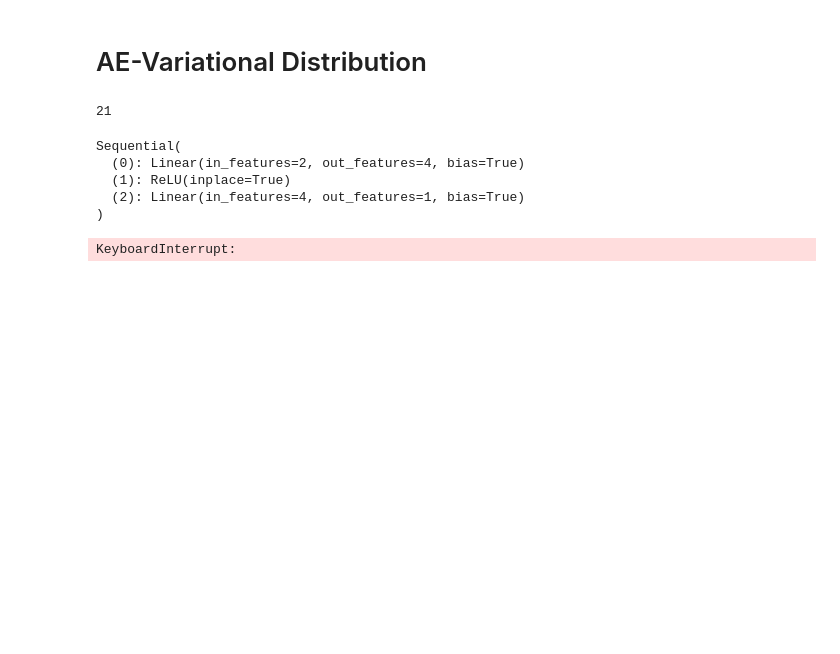
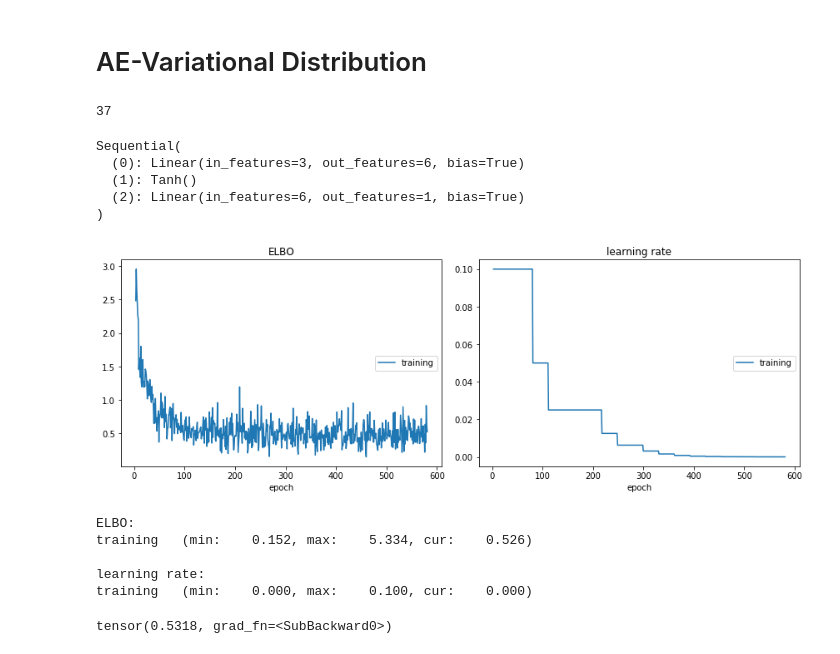
Before and after one commit to cortax/BayesianNN, a Jupyter notebook: example_VAE.ipynb, the cells around one changed output. Cells and saved outputs as stored; diff of their text form; code cells hidden in the pictures; blank space fills up the shorter version.

```diff
--- a/example_VAE.ipynb
+++ b/example_VAE.ipynb
@@ -47,12 +47,12 @@ plt.show()
 # %% [markdown]
 # AE-Variational Distribution #
 # %%
-nb_latent=2
-VAE = MeanFieldVariationalAE(nb_latent,4,1)
+nb_latent=3
+VAE = MeanFieldVariationalAE(nb_latent,6,1,nn.Tanh())
 VAE_param_count = get_param(VAE).shape[0]
 VAE_param_count
 # %% [output]
-21
+37
 # %%
 def init_weights(m):
     if type(m) == nn.Linear:
@@ -61,16 +61,16 @@ def init_weights(m):
 VAE.decoder.apply(init_weights)
 # %% [output]
 Sequential(
-  (0): Linear(in_features=2, out_features=4, bias=True)
-  (1): ReLU(inplace=True)
-  (2): Linear(in_features=4, out_features=1, bias=True)
+  (0): Linear(in_features=3, out_features=6, bias=True)
+  (1): Tanh()
+  (2): Linear(in_features=6, out_features=1, bias=True)
 )
 # %%
 def KLDivGauss(mu,sigma):
     Div=sigma+mu**2-sigma.log()-1
     return 0.5*Div.sum().squeeze()
 # %%
-n_samples_VAR = 20
+n_samples_VAR = 100
 # %%
 optimizer = torch.optim.Adam(VAE.parameters(), lr=0.1)
 scheduler = torch.optim.lr_scheduler.ReduceLROnPlateau(optimizer, patience=30, factor=0.5)
@@ -79,37 +79,44 @@ scheduler = torch.optim.lr_scheduler.ReduceLROnPlateau(optimizer, patience=30, f
 liveloss = PlotLosses()
 for t in range(10000):
     logs = {}
     optimizer.zero_grad()
 
 
     Div = KLDivGauss(VAE.mfvar.mu,VAE.mfvar.sigma)
 
     LL=torch.Tensor(n_samples_VAR)
     for i in range(n_samples_VAR):
         theta = VAE()
         LL[i]=logtarget(theta)
     L = Div - LL.mean()
 
     L.backward()
 
     learning_rate = optimizer.param_groups[0]['lr']
 
     scheduler.step(L.detach().clone().cpu().numpy())
     logs['ELBO'] = L.detach().clone().cpu().numpy()
     logs['learning rate'] = learning_rate
     liveloss.update(logs)
 
     if t % 10 == 0:
         liveloss.draw()
 
     optimizer.step()
 
-    if learning_rate < 0.0001:
+    if learning_rate < 0.00001:
         break
 # %% [output]
+[figure, added]
-KeyboardInterrupt:
+ELBO:
+training   (min:    0.152, max:    5.334, cur:    0.526)
+
+learning rate:
+training   (min:    0.000, max:    0.100, cur:    0.000)
 # %%
 L
+# %% [output]
+tensor(0.5318, grad_fn=<SubBackward0>)
 # %%
 %matplotlib notebook
 %matplotlib notebook
```
Also changed, not shown: parts of 1 cell of this notebook, 2 other files.
